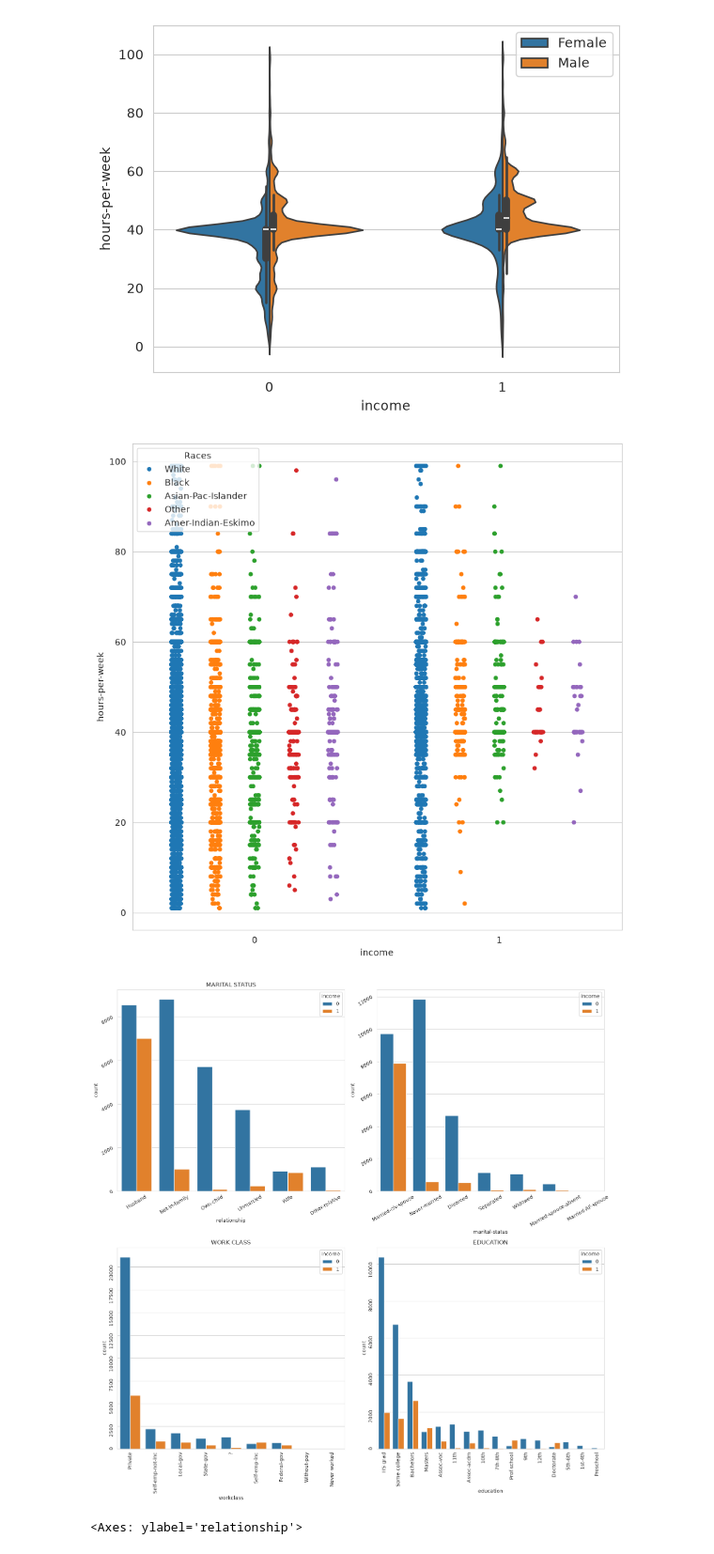
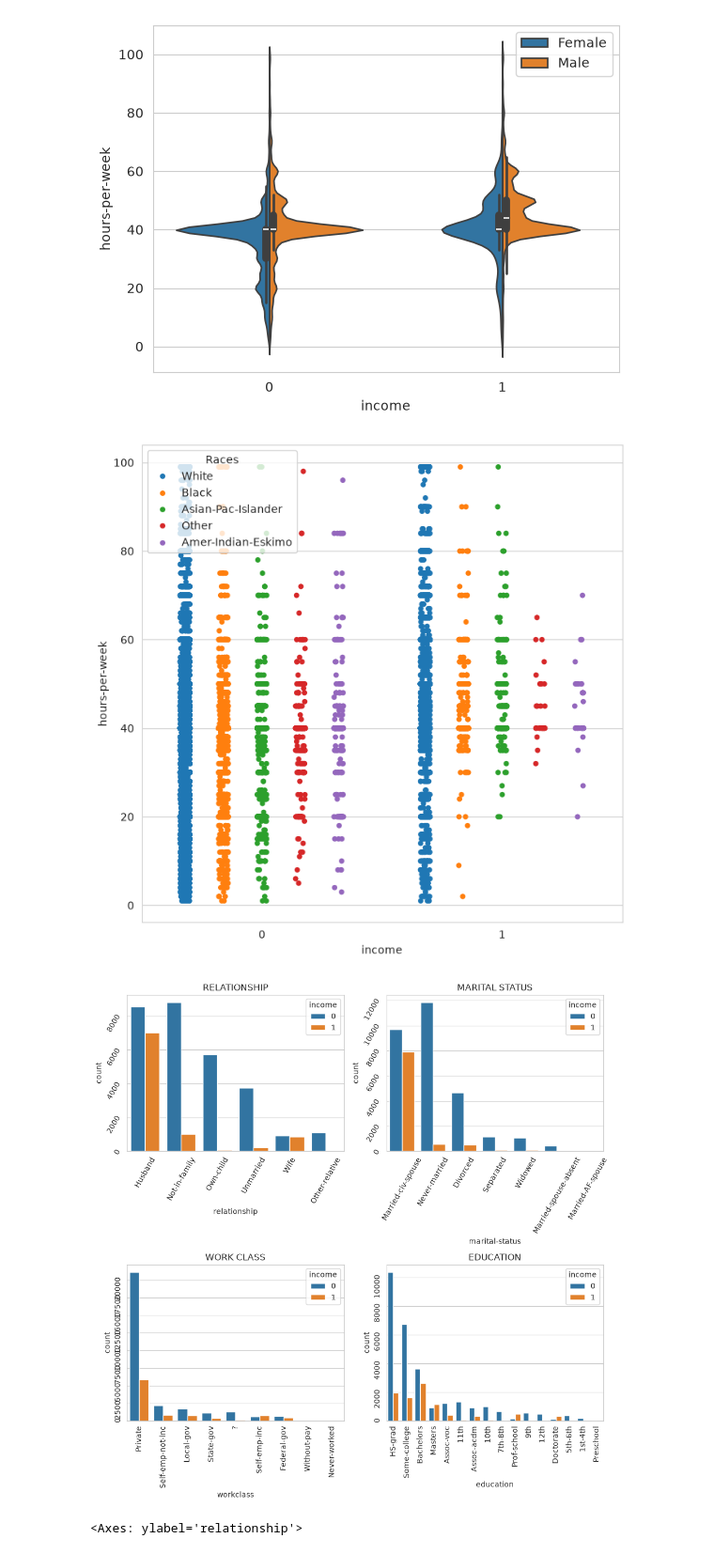
Before and after one commit to piq-13/data_science_projects, a Jupyter notebook: annual_income/annual_income.ipynb, the cells around one changed output. Shown at 94% size. Cells and saved outputs as stored; diff of their text form; code cells hidden in the pictures.

```diff
--- a/annual_income/annual_income.ipynb
+++ b/annual_income/annual_income.ipynb
@@ -46,7 +41,7 @@ y.unique()
 ['<=50K', '>50K']
 Length: 2, dtype: str
 # %%
-dencoding_y = {'<=50K':0,
+encoding_y = {'<=50K':0,
               '>50K':1}
 y = y.map(encoding_y)
 # %% [markdown]
@@ -91,15 +86,15 @@ capital-loss      int64
 hours-per-week    int64
 native-country      str
 dtype: object
-# %%
-import seaborn as sns
-import matplotlib.pyplot as plt
-
-X_train['capital-total'] = X_train['capital-gain'] - X_train['capital-loss']
-data = X_train.copy()
-data['income'] = y_train
 # %%
+import matplotlib.pyplot as plt
+import seaborn as sns
+data = X_train.copy()
+data['income'] = y_train.copy()
+
 sns.set_style("whitegrid")
+# %%
+sns.set_style("whitegrid")
 # %%
 sns.violinplot(data=data, x = 'income', y = 'hours-per-week', hue = 'sex', split=True)
 plt.legend(loc=0)
@@ -107,38 +102,38 @@ plt.legend(loc=0)
 <matplotlib.legend.Legend at 0x...>
 [figure]
 # %%
-fig, ax = plt.subplots(figsize=(10,10))
+fig, ax = plt.subplots(figsize=(8,8))
 sns.stripplot(ax=ax, data=data, x='income', y = 'hours-per-week', jitter=True, hue='race', dodge=True)
 sns.move_legend(ax, loc='upper left', title='Races')
 # %% [output]
-[figure, old version]
+[figure, new version]
 # %%
-fig, ax = plt.subplots(2,2, figsize=(15,15))
+fig, ax = plt.subplots(2,2, figsize=(10,10))
 
 
 order_r = data['relationship'].value_counts().index
 sns.countplot(data=data, x='relationship', hue='income', order=order_r, ax=ax[0,0])
-ax[0,0].tick_params(rotation=30)
+ax[0,0].tick_params(rotation=60)
 ax[0,0].set_title('RELATIONSHIP')
 
 order_ms = data['marital-status'].value_counts().index
 sns.countplot(data=data, x='marital-status', hue='income', order=order_ms, ax=ax[0,1])
-ax[0,1].tick_params(rotation=30)
-ax[0,0].set_title('MARITAL STATUS')
+ax[0,1].tick_params(rotation=60)
+ax[0,1].set_title('MARITAL STATUS')
 
 order_wc = data['workclass'].value_counts().index
 sns.countplot(data=data, x='workclass', hue='income', ax=ax[1,0], order=order_wc)
 ax[1,0].tick_params(rotation=90)
 ax[1,0].set_title('WORK CLASS')
 
 order_ed = data['education'].value_counts().index
 sns.countplot(data=data, x='education', hue='income', ax=ax[1,1], order=order_ed)
 ax[1,1].tick_params(rotation=90)
 ax[1,1].set_title('EDUCATION')
 
 plt.tight_layout()
 # %% [output]
-[figure, old version]
+[figure, new version]
 # %%
 ct_rel_ms = pd.crosstab(data['relationship'], data['marital-status'], normalize='index')
 ct_rel_ms.plot(kind='barh', stacked=True)
```
Also changed, not shown: parts of 16 cells of this notebook, 3 other files.
